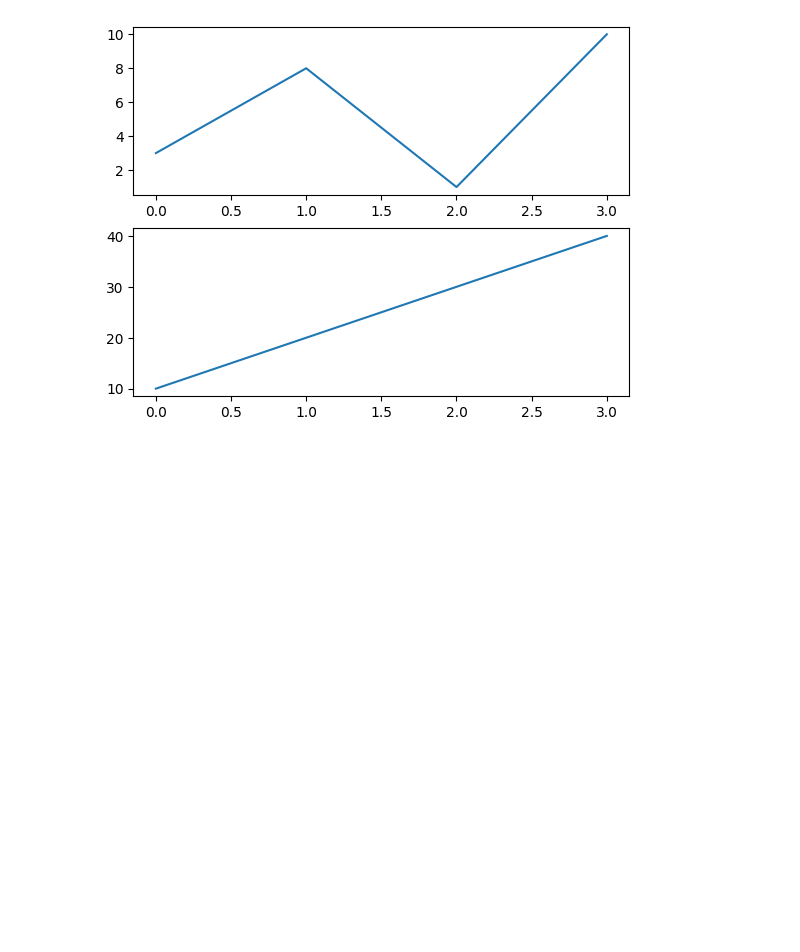
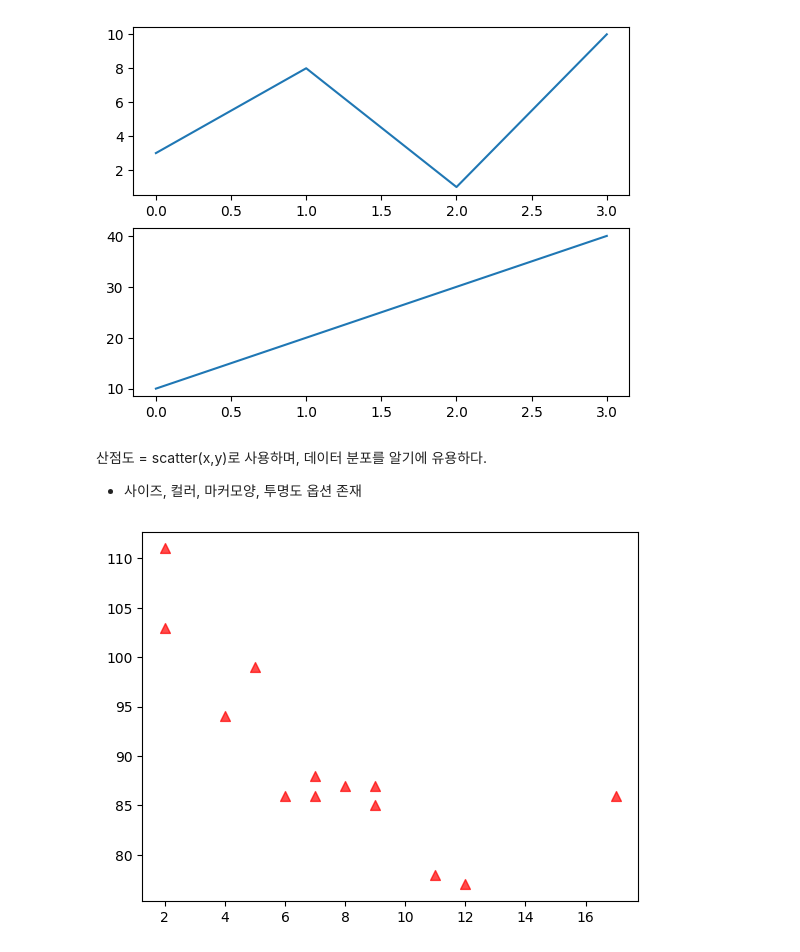
Before and after one commit to audalsgh/20250703, a Jupyter notebook: 0703_python_matplotlib.ipynb, the cells around one changed output. Cells and saved outputs as stored; diff of their text form; code cells hidden in the pictures; blank space fills up the shorter version.

```diff
--- a/0703_python_matplotlib.ipynb
+++ b/0703_python_matplotlib.ipynb
@@ -296,3 +296,17 @@ plt.plot(x,y)
 plt.show()
 # %% [output]
 [figure]
+# %% [markdown]
+산점도 = scatter(x,y)로 사용하며, 데이터 분포를 알기에 유용하다.
+- 사이즈, 컬러, 마커모양, 투명도 옵션 존재
+# %%
+import matplotlib.pyplot as plt
+import numpy as np
+
+x = np.array([5,7,8,7,2,17,2,9,4,11,12,9,6])
+y = np.array([99,86,87,88,111,86,103,87,94,78,77,85,86])
+
+plt.scatter(x, y, s=50, c='r', marker='^',alpha=0.7)
+plt.show()
+# %% [output]
+[figure, added]
```
Also changed, not shown: parts of 16 cells of this notebook.
